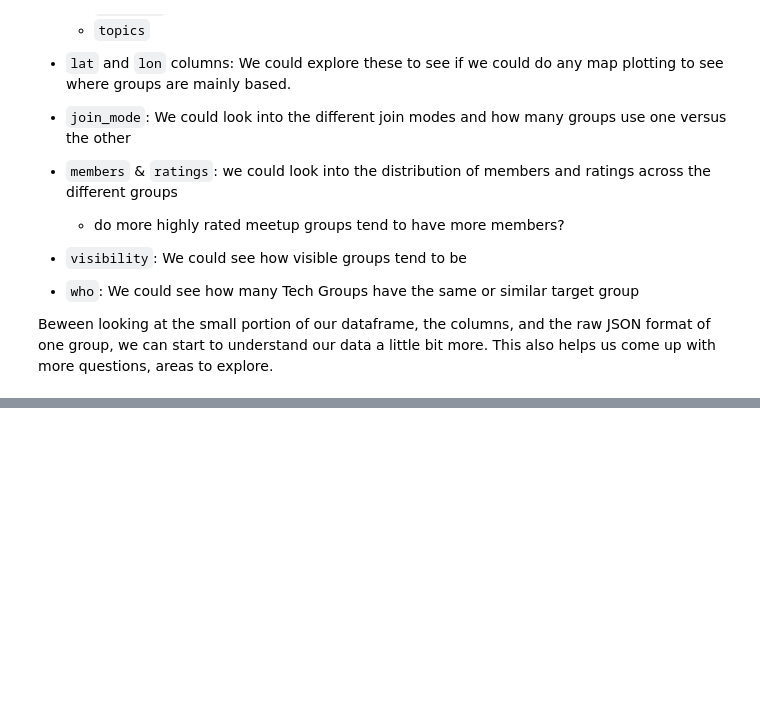
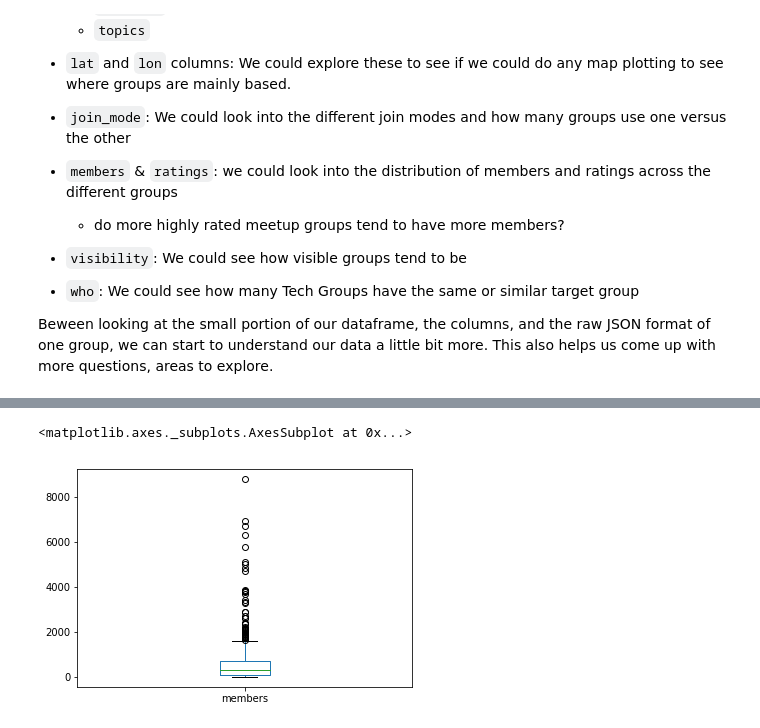
Before and after one commit to johannesgiorgis/ds_challenges, a Jupyter notebook: 01_explore_meetup_api/explore_vancouver_meetups.ipynb, the cells around one changed output, grey strips where cells are left out. Drawn from its saved outputs; the diff is of its cells as text; code cells hidden in the pictures; blank space fills up the shorter version.

```diff
--- a/01_explore_meetup_api/explore_vancouver_meetups.ipynb
+++ b/01_explore_meetup_api/explore_vancouver_meetups.ipynb
@@ -476,0 +608,5 @@ Beween looking at the small portion of our dataframe, the columns, and the raw J
+# %%
+vancouver_tech_groups['members'].plot.box()
+# %% [output]
+<matplotlib.axes._subplots.AxesSubplot at 0x...>
+[figure, added]
```
Also changed, not shown: parts of 23 cells of this notebook.
